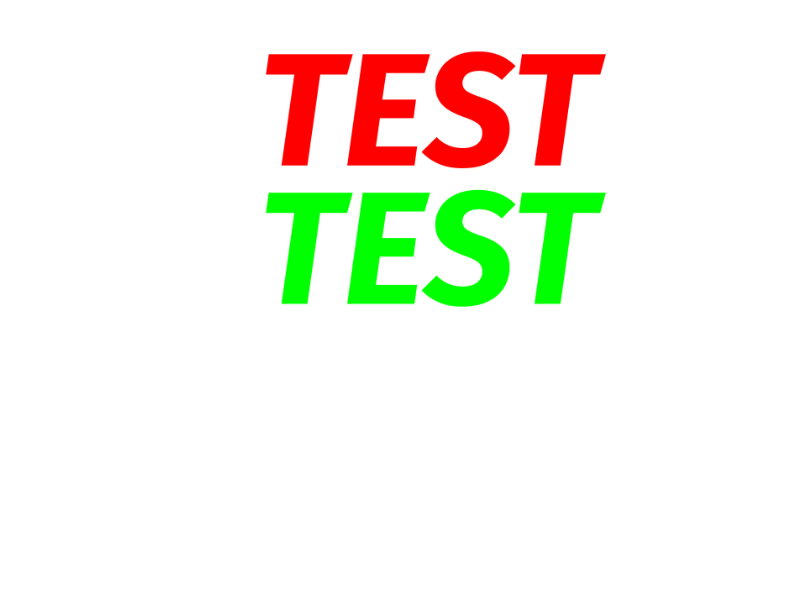
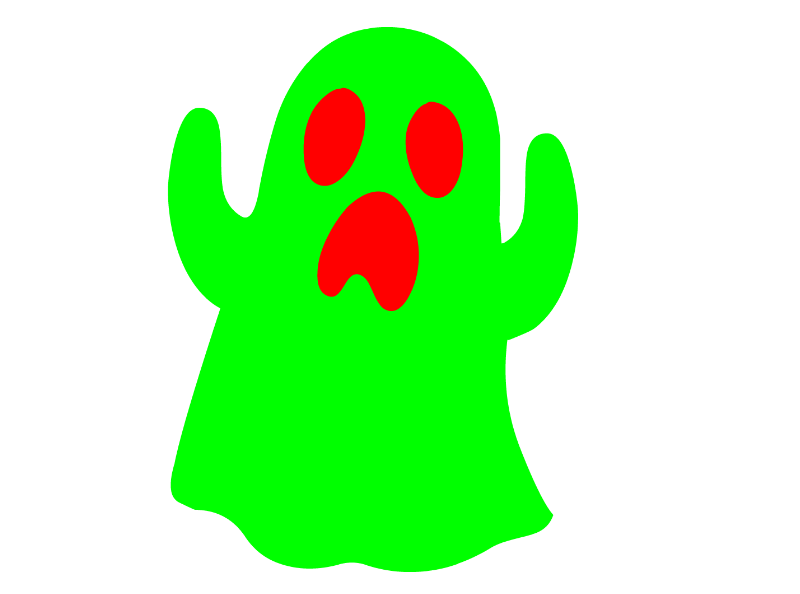
Before and after one commit to volzotan/ChalkRoll, a Jupyter notebook: Chalkroll.ipynb, the cells around one changed output. Cells and saved outputs as stored; diff of their text form; code cells hidden in the pictures; blank space fills up the shorter version.

```diff
--- a/Chalkroll.ipynb
+++ b/Chalkroll.ipynb
@@ -12,7 +12,7 @@ RESOLUTION_Y      = 1
 TRIPLE_SCRUBBING  = False
 TWO_COLORS        = True
 
-INPUT_IMAGE       = "test5.png"
+INPUT_IMAGE       = "test6.png"
 # %%
 def debug_display(img):
     debug_img = img.resize((
@@ -22,9 +22,16 @@ def debug_display(img):
     display(debug_img)
 # %%
 img = Image.open(INPUT_IMAGE)
+
+# remove alpha channel
+if img.mode == "RGBA":
+    img_rgb = Image.new("RGB", img.size, (255, 255, 255))
+    img_rgb.paste(img, mask=img.split()[3])
+    img = img_rgb
+
 display(img)
 # %% [output]
-[figure, old version]
+[figure, new version]
 # %%
 if img.width < img.height:
     img = img.transpose()
```
Also changed, not shown: parts of 5 cells of this notebook, 1 other file.
